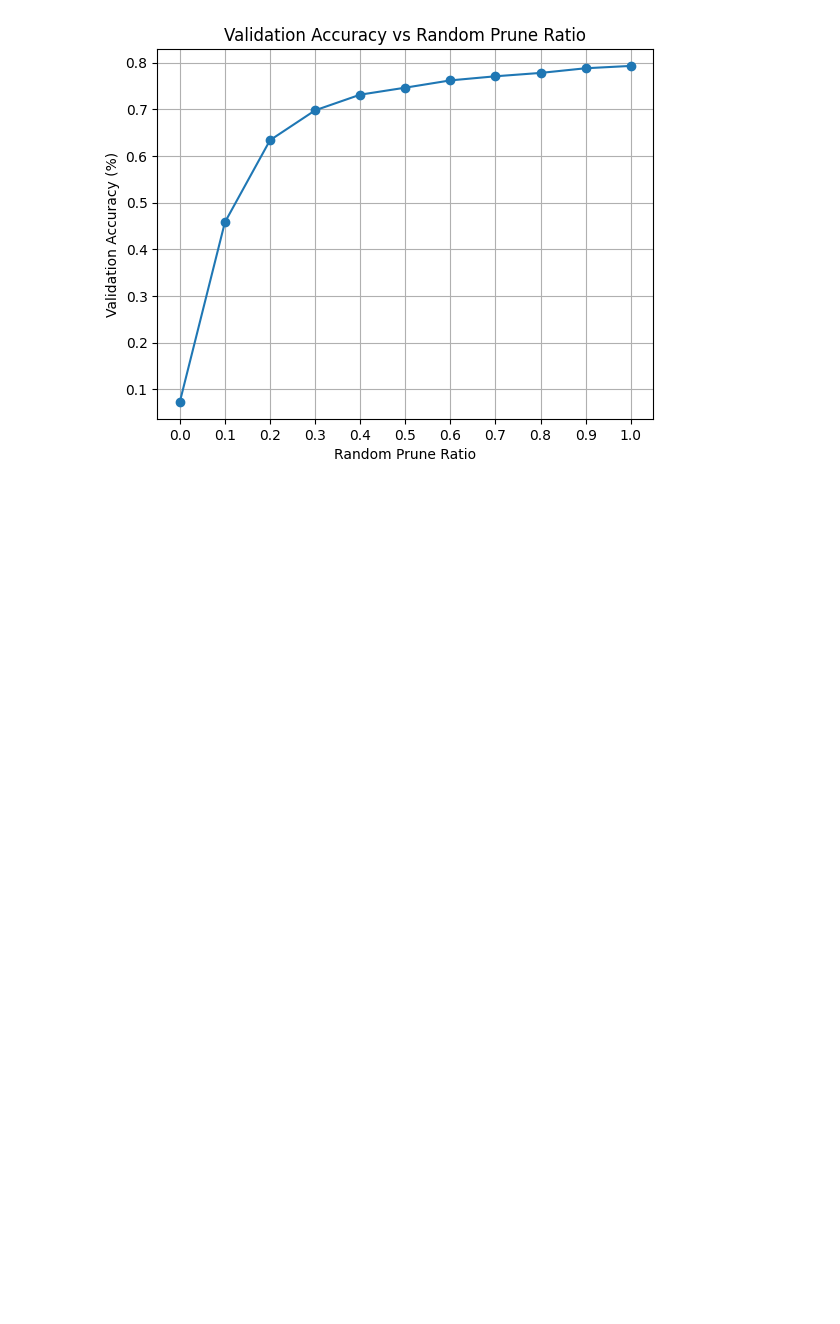
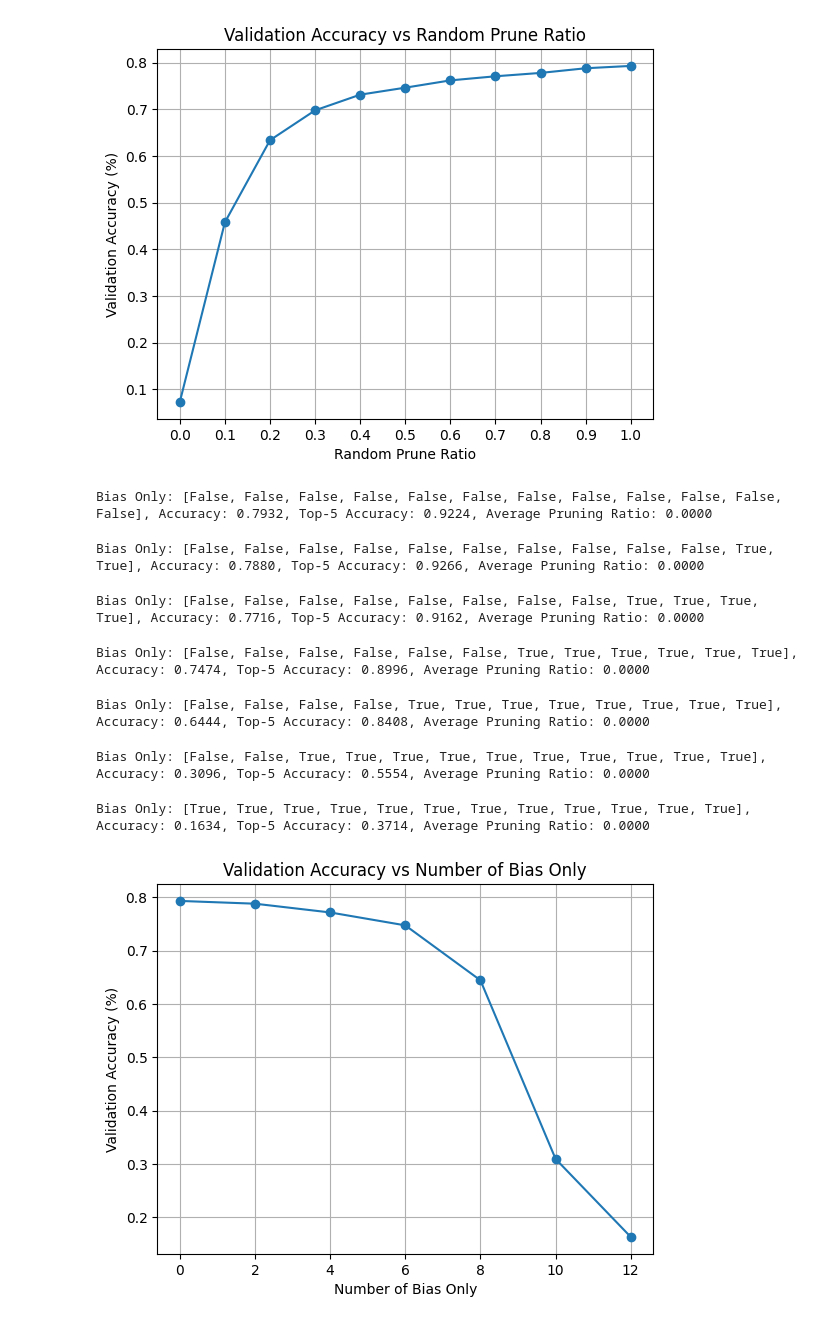
Before and after one commit to Carlosss543/attention-with-bias, a Jupyter notebook: forward_pruning.ipynb, the cells around one changed output. Drawn from its saved outputs; the diff is of its cells as text; code cells hidden in the pictures; blank space fills up the shorter version.

```diff
--- a/forward_pruning.ipynb
+++ b/forward_pruning.ipynb
@@ -11,7 +11,7 @@ from utils import *
 from training_utils import val_one_epoch
 # %%
 params = SimpleNamespace(
-    gpu_idx=0,
+    gpu_idx=1,
     num_classes=100,
     img_size=224,
     batch_size=128,
@@ -21,7 +21,7 @@ params = SimpleNamespace(
     bias_topk=None,
     bias_score_threshold=None,
     bias_random_prune=None,
-    bias_only=[False]*8 + [True]*4
+    bias_only=None
 )
 # %%
 print("Number of visible GPUs :", torch.cuda.device_count())
@@ -212,3 +212,39 @@ Prune Ratio: 0.200, Accuracy: 0.6340, Top-5 Accuracy: 0.8368, Average Pruning Ra
 Prune Ratio: 0.100, Accuracy: 0.4582, Top-5 Accuracy: 0.7132, Average Pruning Ratio: 0.9036
 Prune Ratio: 0.000, Accuracy: 0.0732, Top-5 Accuracy: 0.2026, Average Pruning Ratio: 0.9949
 [figure]
+# %%
+# plot accuracy en fonction du nombre de bias_only
+
+bias_only_values = [[False]*12, [False]*10 + [True]*2, [False]*8 + [True]*4, [False]*6 + [True]*6, [False]*4 + [True]*8, [False]*2 + [True]*10, [True]*12]
+acc_values = []
+avg_pruned_ratio_values = []
+
+for bias_only in bias_only_values:
+    model = vit_custom(num_classes=params.num_classes, image_size=params.img_size, use_bias=True, bias_threshold=None, bias_topk=None, bias_random_prune=None, bias_only=bias_only).to(device)
+    checkpoint = torch.load(params.checkpoint_path, map_location=device)
+    checkpoint = checkpoint["model_state_dict"]
+    checkpoint = convert_qkv_to_q_k_v(checkpoint)
+    model.load_state_dict(checkpoint)
+    model.eval();
+
+    avg_loss, avg_acc, avg_acc_top5, avg_pruned_ratio = val_one_epoch(val_loader, model, torch.nn.CrossEntropyLoss(), device, wandb_log=False)
+    acc_values.append(avg_acc)
+    avg_pruned_ratio_values.append(avg_pruned_ratio)
+    print(f"Bias Only: {bias_only}, Accuracy: {avg_acc:.4f}, Top-5 Accuracy: {avg_acc_top5:.4f}, Average Pruning Ratio: {avg_pruned_ratio:.4f}")
+
+plt.plot([sum(bias_only) for bias_only in bias_only_values], acc_values, marker='o')
+plt.title("Validation Accuracy vs Number of Bias Only")
+plt.xlabel("Number of Bias Only")
+plt.ylabel("Validation Accuracy (%)")
+plt.xticks([sum(bias_only) for bias_only in bias_only_values])
+plt.grid()
+plt.show()
+# %% [output]
+Bias Only: [False, False, False, False, False, False, False, False, False, False, False, False], Accuracy: 0.7932, Top-5 Accuracy: 0.9224, Average Pruning Ratio: 0.0000
+Bias Only: [False, False, False, False, False, False, False, False, False, False, True, True], Accuracy: 0.7880, Top-5 Accuracy: 0.9266, Average Pruning Ratio: 0.0000
+Bias Only: [False, False, False, False, False, False, False, False, True, True, True, True], Accuracy: 0.7716, Top-5 Accuracy: 0.9162, Average Pruning Ratio: 0.0000
+Bias Only: [False, False, False, False, False, False, True, True, True, True, True, True], Accuracy: 0.7474, Top-5 Accuracy: 0.8996, Average Pruning Ratio: 0.0000
+Bias Only: [False, False, False, False, True, True, True, True, True, True, True, True], Accuracy: 0.6444, Top-5 Accuracy: 0.8408, Average Pruning Ratio: 0.0000
+Bias Only: [False, False, True, True, True, True, True, True, True, True, True, True], Accuracy: 0.3096, Top-5 Accuracy: 0.5554, Average Pruning Ratio: 0.0000
+Bias Only: [True, True, True, True, True, True, True, True, True, True, True, True], Accuracy: 0.1634, Top-5 Accuracy: 0.3714, Average Pruning Ratio: 0.0000
+[figure, added]
```
Also changed, not shown: parts of 2 cells of this notebook, 2 other files.
